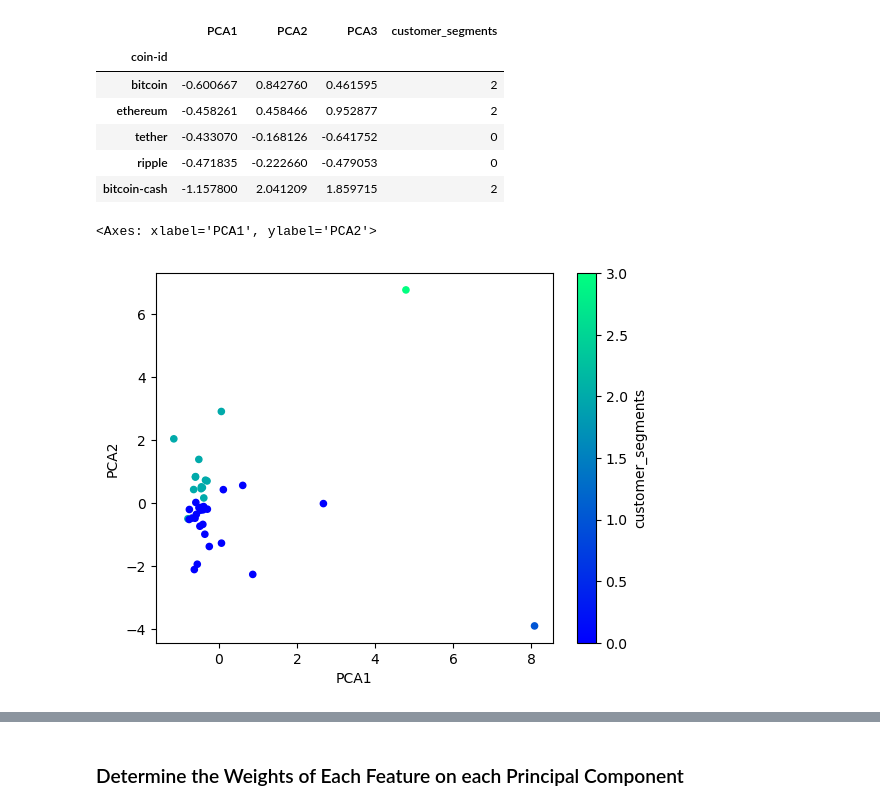
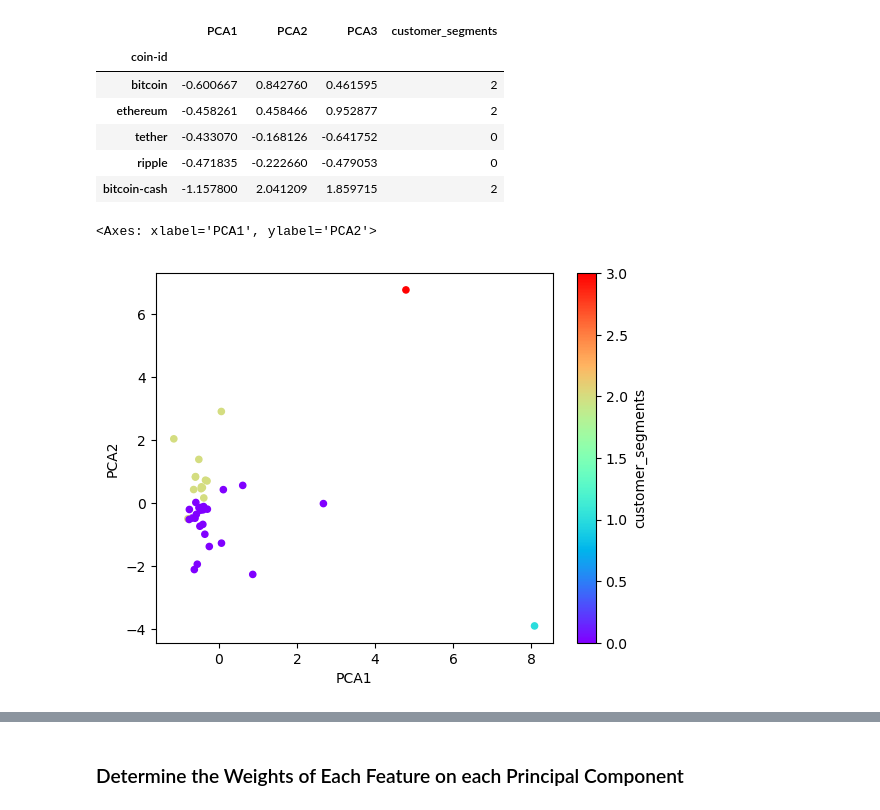
Before and after one commit to mikeszumski/CryptoClustering, a Jupyter notebook: Crypto_Clustering.ipynb, the cells around one changed output, grey strips where cells are left out. Drawn from its saved outputs; the diff is of its cells as text; code cells hidden in the pictures.

```diff
--- a/Crypto_Clustering.ipynb
+++ b/Crypto_Clustering.ipynb
@@ -364,10 +384,10 @@ ccinfo_pca_predictions_df.head()
 # %%
 # Create a scatter plot using hvPlot by setting `x="PCA1"` and `y="PCA2"`.
 ccinfo_pca_predictions_df.plot.scatter(
     x="PCA1",
     y="PCA2",
     c="customer_segments",
-    colormap='winter')
+    colormap='rainbow')
 # %% [output]
 <Axes: xlabel='PCA1', ylabel='PCA2'>
-[figure, old version]
+[figure, new version]
```
Also changed, not shown: parts of 13 cells of this notebook.
